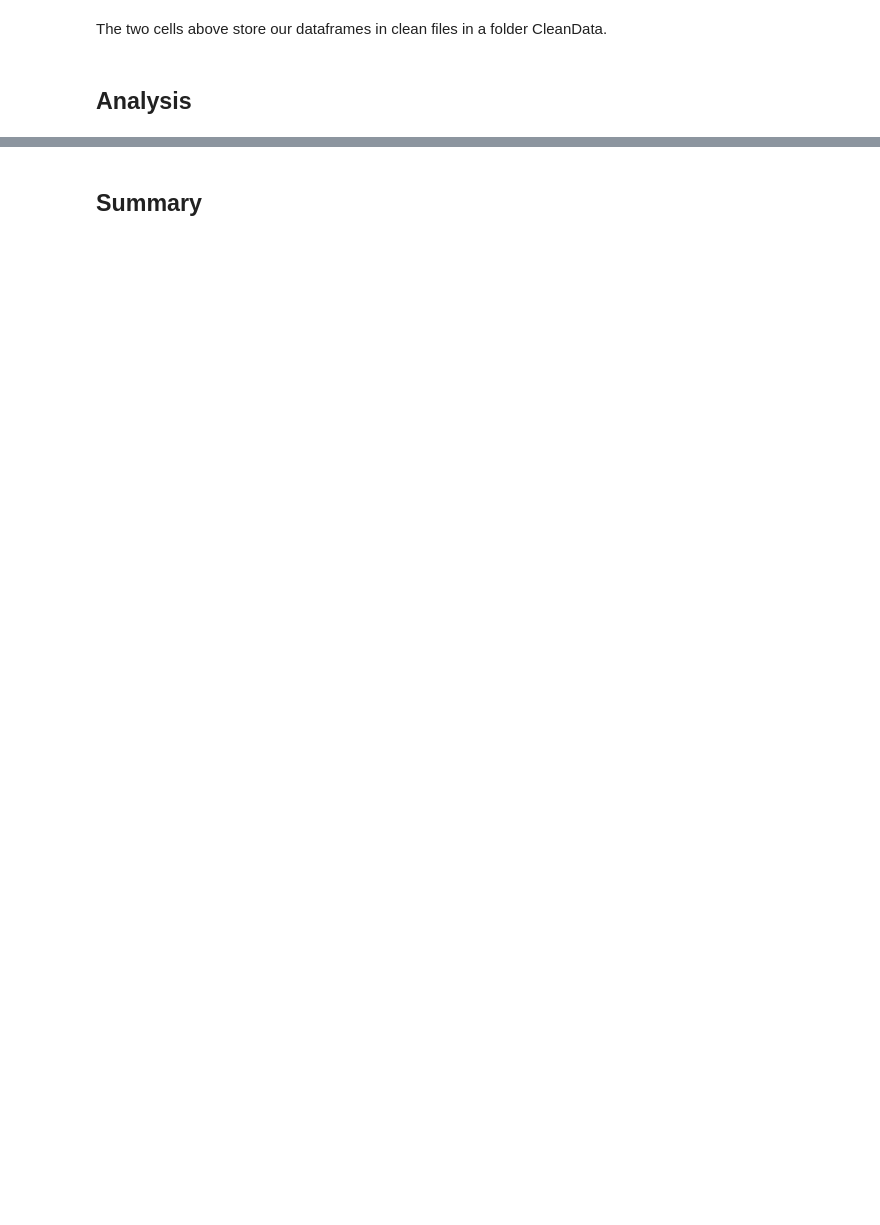
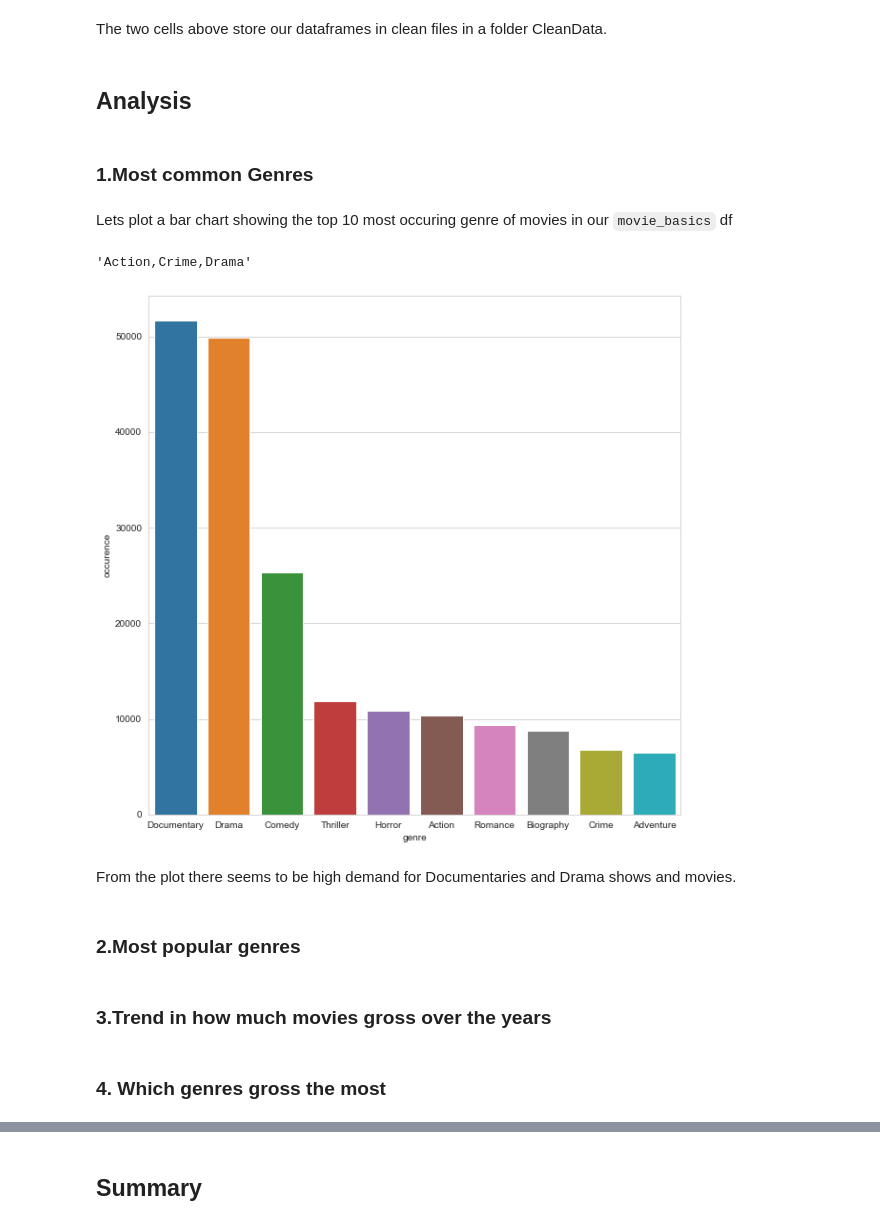
Before and after one commit to R3TR0Quan/Microsoft-MovieData-Analysis, a Jupyter notebook: index.ipynb, the cells around one changed output, grey strips where cells are left out. Saved outputs shown, nothing was run; the diff lists cells and outputs as text; code cells hidden in the pictures; blank space fills up the shorter version.

```diff
--- a/index.ipynb
+++ b/index.ipynb
@@ -300,3 +299,46 @@ movie_ratings = pd.read_json('CleanData/clean_movie_ratings.json')
 movie_budgets = pd.read_json('CleanData/clean_movie_budgets.json')
 movie_domestic_gross = pd.read_json('CleanData/clean_movie_domestic_gross.json')
 movie_foreign_gross = pd.read_json('CleanData/clean_movie_foreign_gross.json')
+
+#seaborn styles
+sns.set_style('whitegrid')
+# %% [markdown]
+### 1.Most common Genres
+# %% [markdown]
+Lets plot a bar chart showing the top 10 most occuring genre of movies in our ``movie_basics`` df
+# %%
+movie_basics.genres[0]
+# %% [output]
+'Action,Crime,Drama'
+# %%
+# type(movie_basics.genres.values[0])
+#figure and axes for top_10_genres_plot
+top_10_genres_fig, top_10_genres_ax = plt.subplots(figsize=(10,10))
+top_10_genres_fig.set_title = 'Top 10 Occuring Genres'
+
+#loop to populate a list with unique genre names
+genre_name_list = []
+
+for current_movie_genres in movie_basics.genres:
+    curr_mov_genre_list = current_movie_genres.split(',')
+    for genre in curr_mov_genre_list:
+        if genre in genre_name_list:
+            continue;
+        elif genre not in genre_name_list:
+            genre_name_list.append(genre)
+#loop to populate list of dicts with 'genre':'count' values
+genre_counts_dict = {}
+for genre in genre_name_list:
+    genre_counts_dict[genre] = movie_basics[movie_basics['genres'].str.contains(genre)].shape[0]
+genre_counts_df = pd.DataFrame.from_dict(dict(sorted(genre_counts_dict.items(),
+                                                     key=lambda item:item[1],
+                                                     reverse=True)), orient='index')
+top_10_genres = genre_counts_df.reset_index().rename(columns={'index':'genre', 0:'occurence'})[:10]
+top_10_genres_plot = sns.barplot(data=top_10_genres, x='genre', y='occurence', ax=top_10_genres_ax)
+# genre_counts_df.head(4)
+# %% [output]
+[figure, added]
+# %% [markdown]
+From the plot there seems to be high demand for Documentaries and Drama shows and movies.
+# %% [markdown]
+### 2.Most popular genres
@@ -302,0 +348,4 @@ movie_foreign_gross = pd.read_json('CleanData/clean_movie_foreign_gross.json')
+# %% [markdown]
+### 3.Trend in how much movies gross over the years
+# %% [markdown]
+### 4. Which genres gross the most
```
Also changed, not shown: parts of 6 cells of this notebook.
